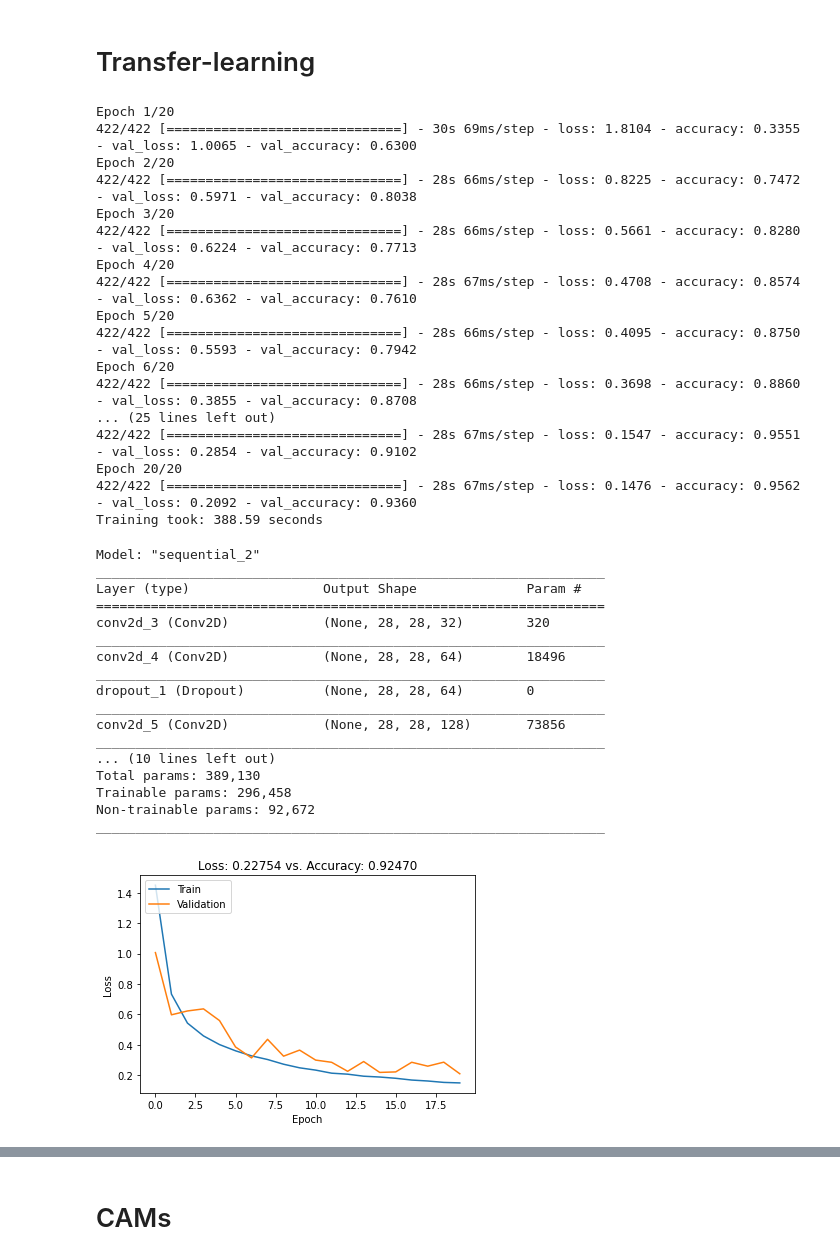
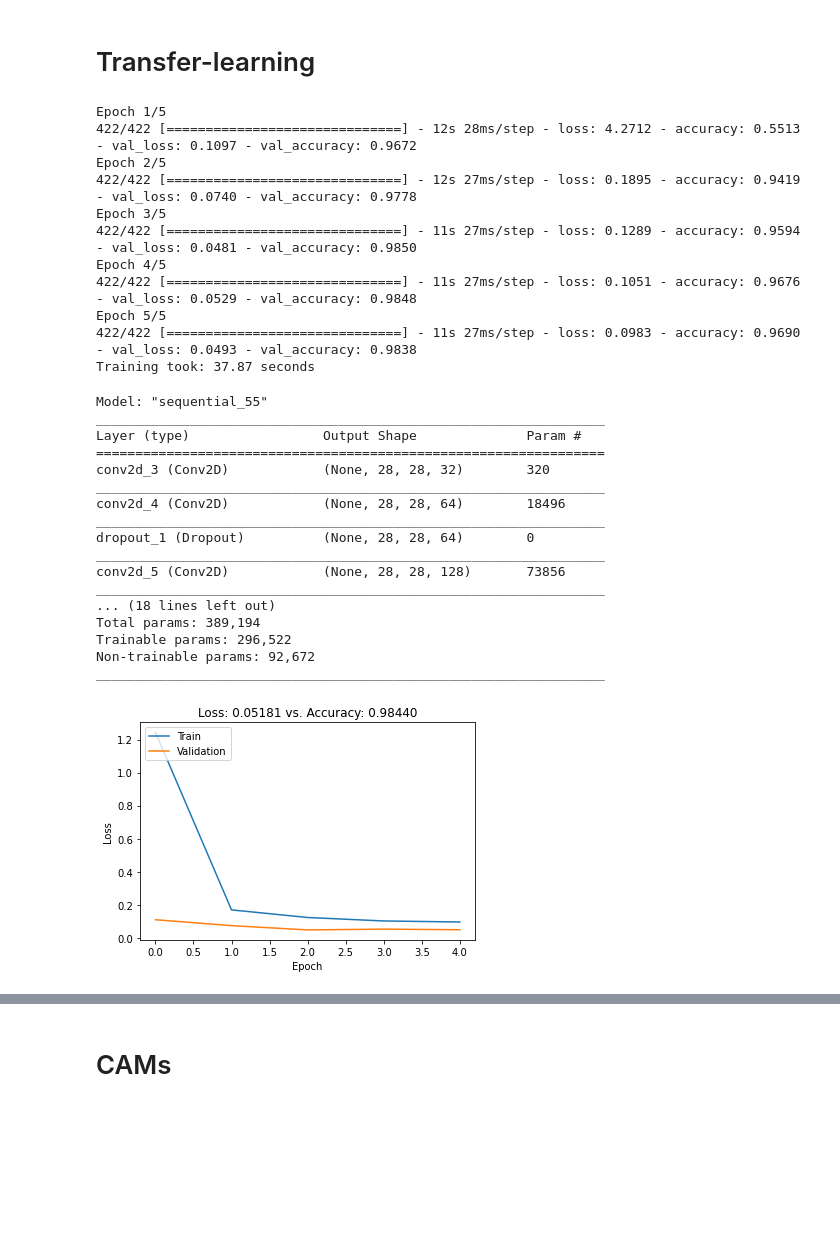
Before and after one commit to fsilvestrim/thesis, a Jupyter notebook: Geo_Cam.ipynb, the cells around one changed output, grey strips where cells are left out. Saved outputs shown, nothing was run; the diff lists cells and outputs as text; code cells hidden in the pictures; blank space fills up the shorter version.

```diff
--- a/Geo_Cam.ipynb
+++ b/Geo_Cam.ipynb
@@ -164,6 +167,12 @@ def format_dataset(num_classes, train, test):
   y_test = keras.utils.to_categorical(y_test, num_classes)
 
   return (x_train, y_train), (x_test, y_test)
+# %%
+def copy_model(original_model, trainable=False):
+  new_model = keras.models.clone_model(original_model)
+  new_model.set_weights(original_model.get_weights())
+  new_model.trainable = trainable
+  return new_model
 # %% [markdown]
 #MNIST
 # %%
@@ -328,71 +337,77 @@ show_prediction(image, label, prediction)
+# %%
+# CAM for GEO NN (Knowledge Domain Network)
+cgeo_model = copy_model(model_geo)
+geo_layers = get_cam_layers(cgeo_model)
+geo_conv_layers = geo_layers[0]
+geo_dense_layers = geo_layers[1]
+
+model_geo_2 = keras.Sequential()
+model_geo_2.stateful = True
+for layer in geo_dense_layers:
+  model_geo_2.add(layer)
+model_geo_2.trainable = False
 # %% [markdown]
 # Transfer-learning
 # %%
-geo_layers = get_cam_layers(keras.models.clone_model(model_geo))
-mnist_layers = get_cam_layers(keras.models.clone_model(model_mnist))
+geo_layers = get_cam_layers(copy_model(model_geo, False))
+mnist_layers = get_cam_layers(copy_model(model_mnist, True))
 
 model_gcm = keras.Sequential()
 
 for layer in geo_layers[0]:
   layer.trainable = False
   model_gcm.add(layer)
 
-model_gcm.add(layers.Conv2D(filters=128, kernel_size=(3, 3), padding="same", activation="relu"))
-model_gcm.add(layers.Dropout(0.4))
-# model_gcm.add(layers.Conv2D(filters=512, kernel_size=(3, 3), padding="same", activation="relu"))
-model_gcm.add(layers.Conv2D(filters=128, kernel_size=(3, 3), padding="same", activation="relu"))
+model_gcm.add(layers.Conv2D(filters=128, kernel_size=(3, 3), activation="relu"))
+model_gcm.add(layers.MaxPooling2D(pool_size=(2, 2), strides=(2,2)))
+model_gcm.add(layers.Dropout(0.3))
+model_gcm.add(layers.Conv2D(filters=64, kernel_size=(3, 3), activation="relu"))
+model_gcm.add(layers.MaxPooling2D(pool_size=(2, 2), strides=(2,2)))
+model_gcm.add(layers.Dropout(0.3))
+model_gcm.add(layers.Conv2D(filters=128, kernel_size=(3, 3), activation="relu"))
 model_gcm.add(layers.GlobalAveragePooling2D())
 model_gcm.add(layers.Dense(mnist_num_classes, activation="softmax"))
-
-# for layer in mnist_layers[1]:
-  # model_gcm.add(layer)
 
 opt = keras.optimizers.Adam(learning_rate=0.002)
 model_gcm.compile(loss="categorical_crossentropy", optimizer=opt, metrics=["accuracy"])
 
 start_time = time.clock()
-history_geocam = model_gcm.fit(mnist_train[0], mnist_train[1], batch_size=128, epochs=20, validation_split=0.1)
+history_geocam = model_gcm.fit(mnist_train[0], mnist_train[1], batch_size=128, epochs=5, validation_split=0.1)
 print("Training took: %.2f seconds" % (time.clock() - start_time))
 
 score_gcm = model_gcm.evaluate(mnist_test[0], mnist_test[1], verbose=0)
 model_gcm.summary()
 plot_model_score(score_gcm, history_geocam.history)
 # %% [output]
-Epoch 1/20
-422/422 [==============================] - 30s 69ms/step - loss: 1.8104 - accuracy: 0.3355 - val_loss: 1.0065 - val_accuracy: 0.6300
-Epoch 2/20
-422/422 [==============================] - 28s 66ms/step - loss: 0.8225 - accuracy: 0.7472 - val_loss: 0.5971 - val_accuracy: 0.8038
-Epoch 3/20
-422/422 [==============================] - 28s 66ms/step - loss: 0.5661 - accuracy: 0.8280 - val_loss: 0.6224 - val_accuracy: 0.7713
-Epoch 4/20
-422/422 [==============================] - 28s 67ms/step - loss: 0.4708 - accuracy: 0.8574 - val_loss: 0.6362 - val_accuracy: 0.7610
-Epoch 5/20
-422/422 [==============================] - 28s 66ms/step - loss: 0.4095 - accuracy: 0.8750 - val_loss: 0.5593 - val_accuracy: 0.7942
-Epoch 6/20
-422/422 [==============================] - 28s 66ms/step - loss: 0.3698 - accuracy: 0.8860 - val_loss: 0.3855 - val_accuracy: 0.8708
-... (25 lines left out)
-422/422 [==============================] - 28s 67ms/step - loss: 0.1547 - accuracy: 0.9551 - val_loss: 0.2854 - val_accuracy: 0.9102
-Epoch 20/20
-422/422 [==============================] - 28s 67ms/step - loss: 0.1476 - accuracy: 0.9562 - val_loss: 0.2092 - val_accuracy: 0.9360
-Training took: 388.59 seconds
+Epoch 1/5
+422/422 [==============================] - 12s 28ms/step - loss: 4.2712 - accuracy: 0.5513 - val_loss: 0.1097 - val_accuracy: 0.9672
+Epoch 2/5
+422/422 [==============================] - 12s 27ms/step - loss: 0.1895 - accuracy: 0.9419 - val_loss: 0.0740 - val_accuracy: 0.9778
+Epoch 3/5
+422/422 [==============================] - 11s 27ms/step - loss: 0.1289 - accuracy: 0.9594 - val_loss: 0.0481 - val_accuracy: 0.9850
+Epoch 4/5
+422/422 [==============================] - 11s 27ms/step - loss: 0.1051 - accuracy: 0.9676 - val_loss: 0.0529 - val_accuracy: 0.9848
+Epoch 5/5
+422/422 [==============================] - 11s 27ms/step - loss: 0.0983 - accuracy: 0.9690 - val_loss: 0.0493 - val_accuracy: 0.9838
+Training took: 37.87 seconds
-Model: "sequential_2"
+Model: "sequential_55"
 _________________________________________________________________
 Layer (type)                 Output Shape              Param #
 =================================================================
 conv2d_3 (Conv2D)            (None, 28, 28, 32)        320
 _________________________________________________________________
 conv2d_4 (Conv2D)            (None, 28, 28, 64)        18496
 _________________________________________________________________
 dropout_1 (Dropout)          (None, 28, 28, 64)        0
 _________________________________________________________________
 conv2d_5 (Conv2D)            (None, 28, 28, 128)       73856
 _________________________________________________________________
-... (10 lines left out)
-Total params: 389,130
-Trainable params: 296,458
+... (18 lines left out)
+Total params: 389,194
+Trainable params: 296,522
 Non-trainable params: 92,672
 _________________________________________________________________
-[figure, old version]
+[figure, new version]
 # %%
 image, label, prediction, _ = get_prediction(model_gcm, mnist_test)
 show_prediction(image, label, prediction)
```
Also changed, not shown: parts of 12 cells of this notebook.
